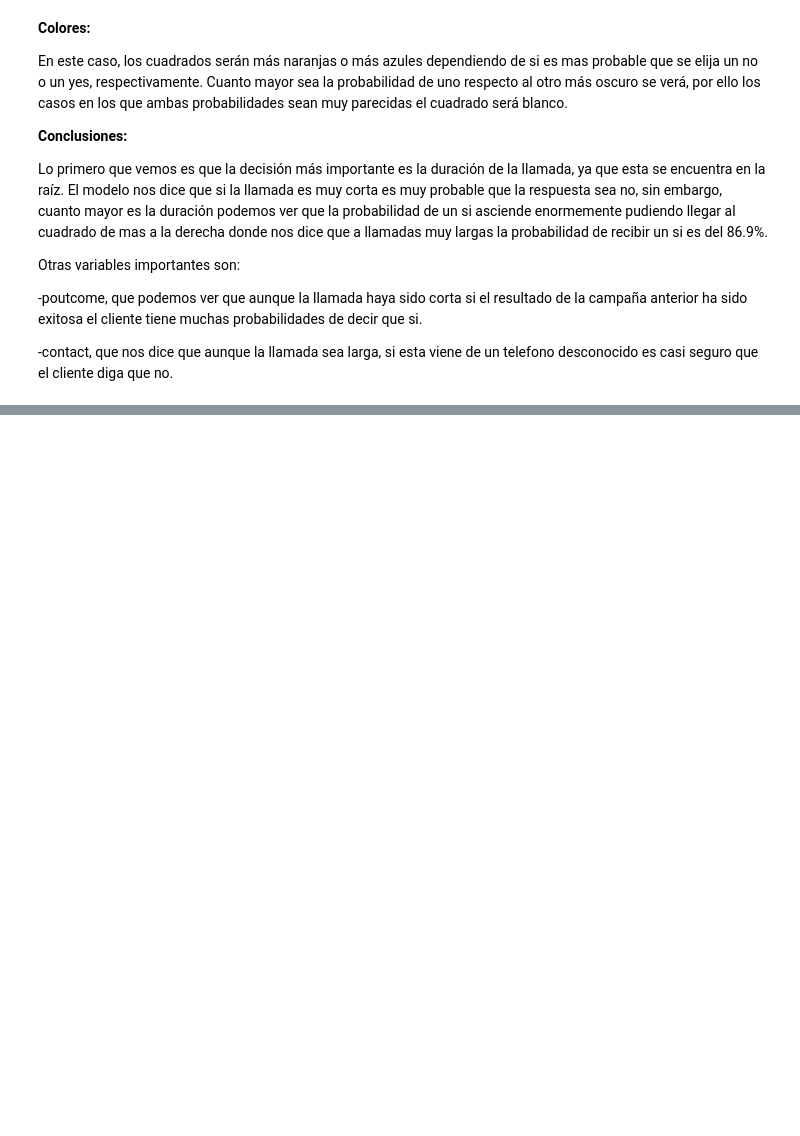
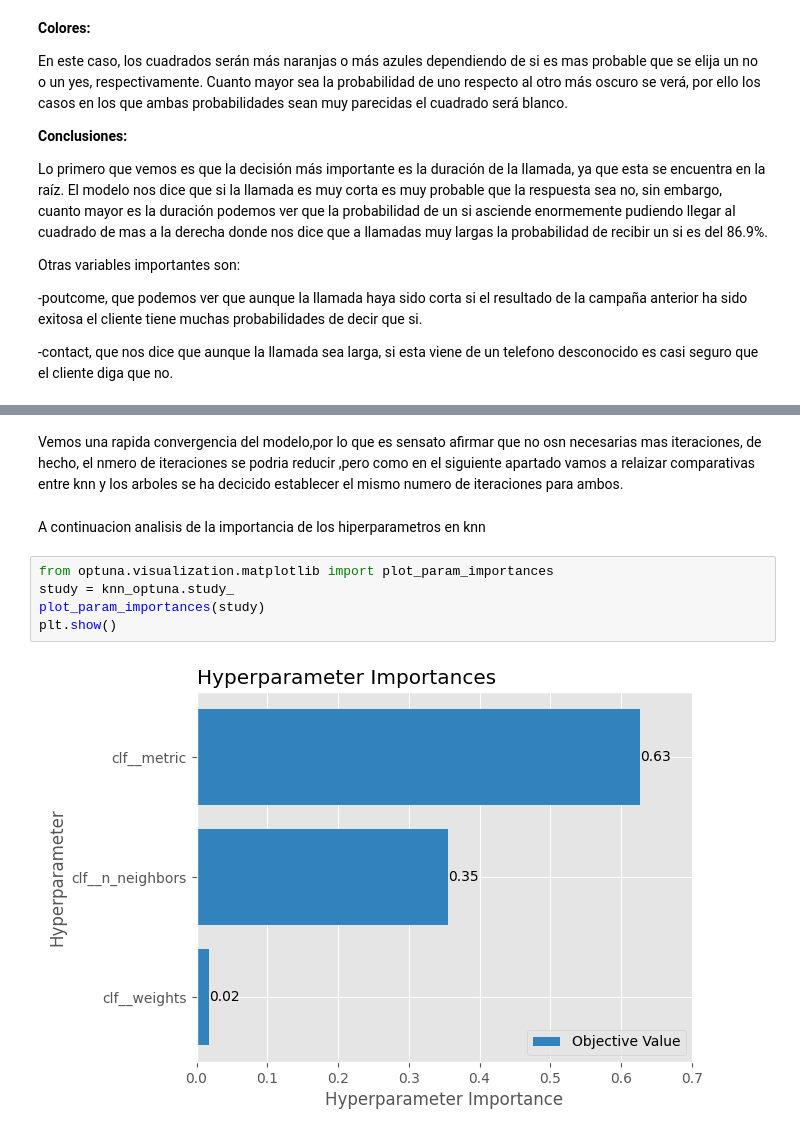
Before and after one commit to 100522320/g81_P1_03_Aprendizaje_Automatico, a Jupyter notebook: notebook_pruebas.ipynb, the cells around one changed output, grey strips where cells are left out. Saved outputs shown, nothing was run; the diff lists cells and outputs as text; blank space fills up the shorter version.

```diff
--- a/notebook_pruebas.ipynb
+++ b/notebook_pruebas.ipynb
@@ -698,0 +925,11 @@ Otras variables importantes son:
+# %% [markdown]
+Vemos una rapida convergencia del modelo,por lo que es sensato afirmar que no osn necesarias mas iteraciones, de hecho, el nmero de iteraciones se podria reducir ,pero como en el siguiente apartado vamos a relaizar comparativas entre knn y los arboles se ha decicido establecer el mismo numero de iteraciones para ambos.
+# %% [markdown]
+A continuacion analisis de la importancia de los hiperparametros en knn
+# %%
+from optuna.visualization.matplotlib import plot_param_importances
+study = knn_optuna.study_
+plot_param_importances(study)
+plt.show()
+# %% [output]
+[figure, added]
```
Also changed, not shown: parts of 27 cells of this notebook.
